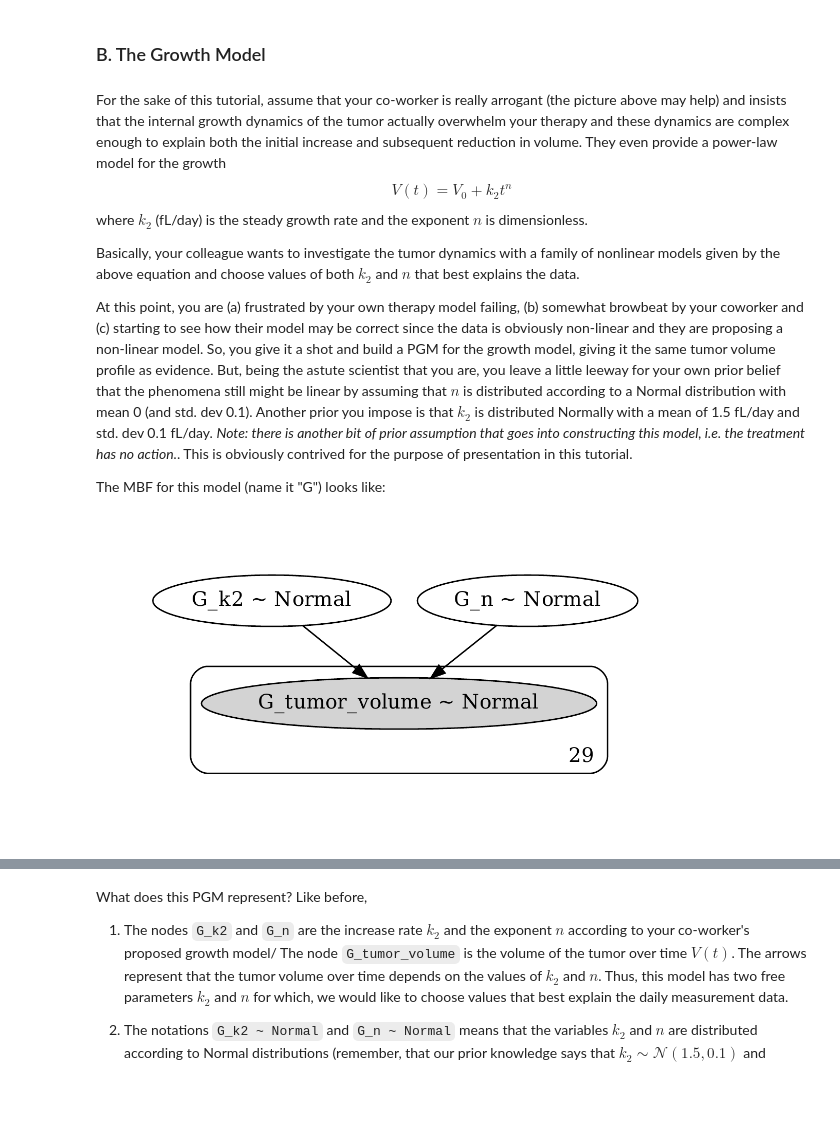
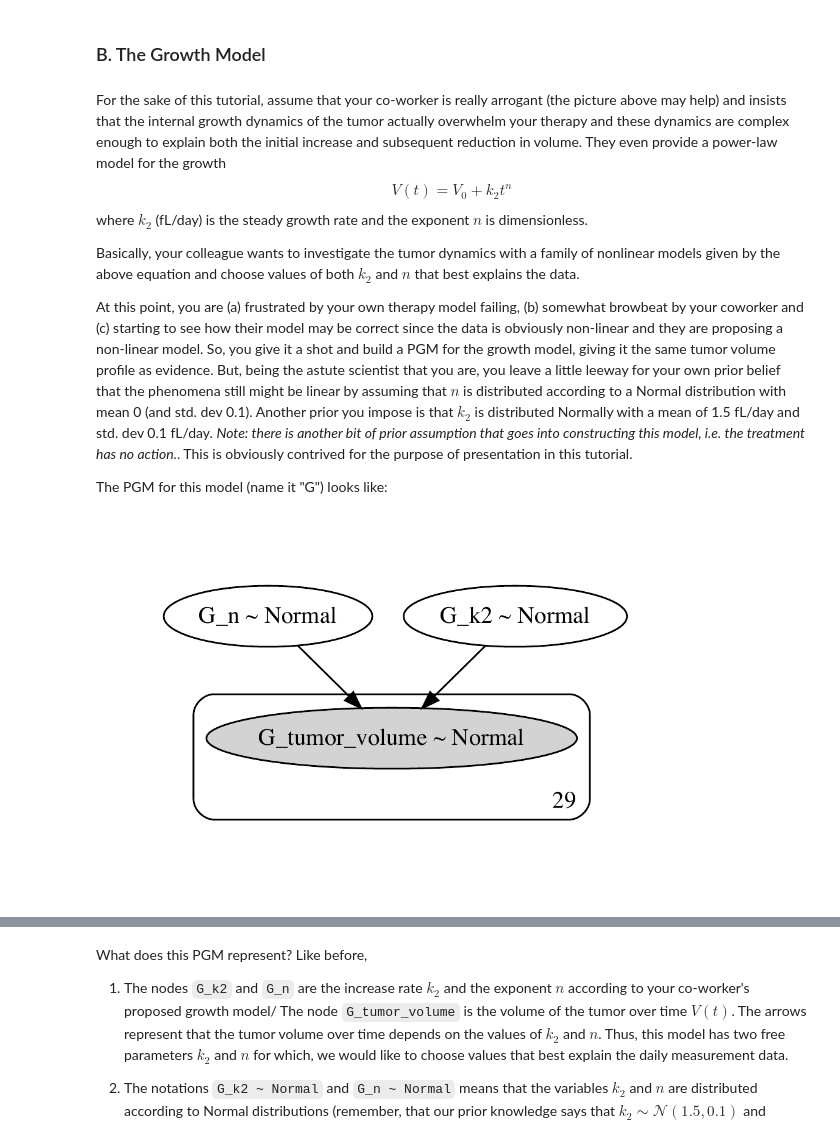
Before and after one commit to Tracyishere/Meta_Modeling_Demonstration_PBCC_2019, a Jupyter notebook: index.ipynb, the cells around one changed output, grey strips where cells are left out. Saved outputs shown, nothing was run; the diff lists cells and outputs as text; code cells hidden in the pictures; blank space fills up the shorter version.

```diff
--- a/index.ipynb
+++ b/index.ipynb
@@ -230,20 +247,22 @@ Basically, your colleague wants to investigate the tumor dynamics with a family
 
 At this point, you are (a) frustrated by your own therapy model failing, (b) somewhat browbeat by your coworker and (c) starting to see how their model may be correct since the data is obviously non-linear and they are proposing a non-linear model. So, you give it a shot and build a PGM for the growth model, giving it the same tumor volume profile as evidence. But, being the astute scientist that you are, you leave a little leeway for your own prior belief that the phenomena still might be linear by assuming that $n$ is distributed according to a Normal distribution with mean 0 (and std. dev 0.1). Another prior you impose is that $k_2$ is distributed Normally with a mean of 1.5 fL/day and std. dev 0.1 fL/day. <em>Note: there is another bit of prior assumption that goes into constructing this model, i.e. the treatment has no action.</em>. This is obviously contrived for the purpose of presentation in this tutorial.
 
-The MBF for this model (name it "G") looks like:
+The PGM for this model (name it "G") looks like:
 # %%
 @jit
 def GrowthModel(name="G", inputs={}, evidence={}, start={}):
     t = inputs["t"]
     V0 = inputs["V0"]
     k2 = pm.Normal("k2", mu=1.5, sigma=0.1)
     n = pm.Normal("n", mu=0.0, sigma=0.1)
     V = pm.Normal("tumor_volume", mu=V0+k2*t**n, sigma=0.1, shape=len(t))
 
 m2 = GrowthModel(name="G",
                  inputs={"t":time_data, "V0": initial_tumor_volume},
                  evidence={"G_tumor_volume": tumor_volume_data},
                  start={})
 tu.visualize_model(m2, h=600, w=600)
+
+tu.toggle_code()
 # %% [output]
-[figure, old version]
+[figure, new version]
```
Also changed, not shown: parts of 29 cells of this notebook, 2 other files.
